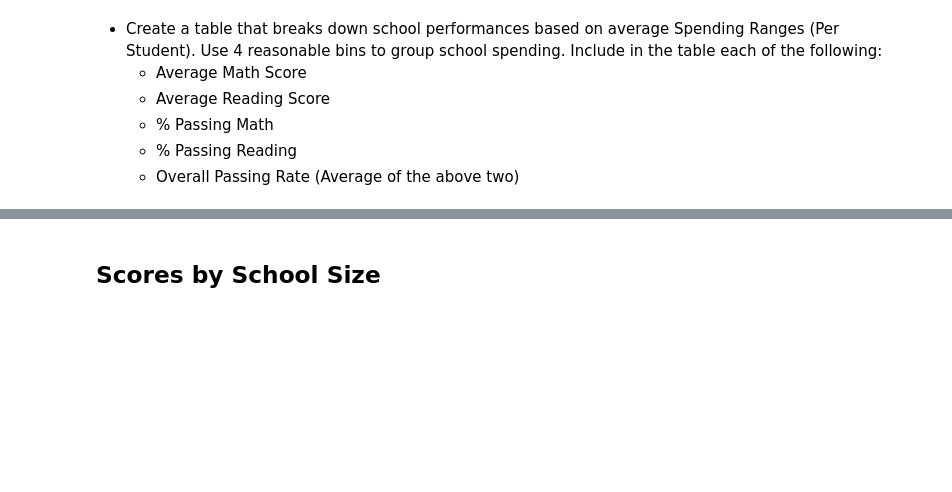
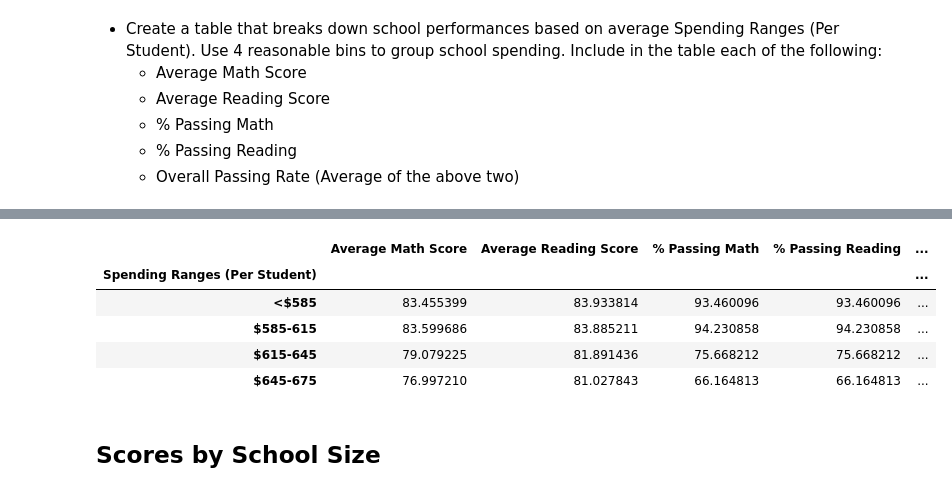
Before and after one commit to ReidP31/pandas-challenge, a Jupyter notebook: PyCitySchools/PyCitySchools_FinalDraft.ipynb, the cells around one changed output, grey strips where cells are left out. Drawn from its saved outputs; the diff is of its cells as text; code cells hidden in the pictures; blank space fills up the shorter version.

```diff
--- a/PyCitySchools/PyCitySchools_FinalDraft.ipynb
+++ b/PyCitySchools/PyCitySchools_FinalDraft.ipynb
@@ -343,3 +335,25 @@ group_names = ["<$585", "$585-615", "$615-645", "$645-675"]
+# %%
+# Use pd.cut to add 'Spending Ranges' Column as index
+PyCity_School_df['Spending Ranges (Per Student)'] = pd.cut(grp_ps_budget, spending_bins, labels=group_names)
+Spending_MS = PyCity_School_df.groupby(['Spending Ranges (Per Student)']).mean()["Avg. Math Score"]
+Spending_RS = PyCity_School_df.groupby(['Spending Ranges (Per Student)']).mean()["Avg. Reading Score"]
+Spending_Pct_Passing_MS = PyCity_School_df.groupby(['Spending Ranges (Per Student)']).mean()["% Passing Math"]
+Spending_Pct_Passing_RS = PyCity_School_df.groupby(['Spending Ranges (Per Student)']).mean()["% Passing Reading"]
+Overall_Spending_Pct_Passing = (Spending_Pct_Passing_MS + Spending_Pct_Passing_RS) / 2
+
+# Create Bin DataFrame
+Spending_Summary_df = pd.DataFrame({'Average Math Score':Spending_MS, 'Average Reading Score':Spending_RS,
+                                   '% Passing Math': Spending_Pct_Passing_MS,'% Passing Reading':Spending_Pct_Passing_RS,
+                                   '% Overall Passing Rate': Overall_Spending_Pct_Passing })
+
+Spending_Summary_df
+# %% [output]
+|  | Average Math Score | Average Reading Score | % Passing Math | % Passing Reading | ... |
+| Spending Ranges (Per Student) |  |  |  |  | ... |
+| <$585 | 83.455399 | 83.933814 | 93.460096 | 93.460096 | ... |
+| $585-615 | 83.599686 | 83.885211 | 94.230858 | 94.230858 | ... |
+| $615-645 | 79.079225 | 81.891436 | 75.668212 | 75.668212 | ... |
+| $645-675 | 76.997210 | 81.027843 | 66.164813 | 66.164813 | ... |
 # %% [markdown]
 ## Scores by School Size
 # %% [markdown]
```
Also changed, not shown: parts of 6 cells of this notebook, 1 other file.
